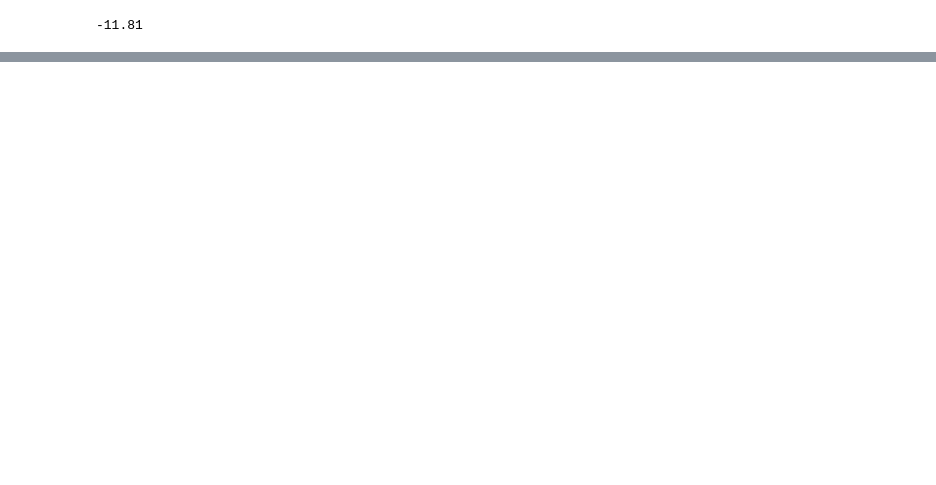
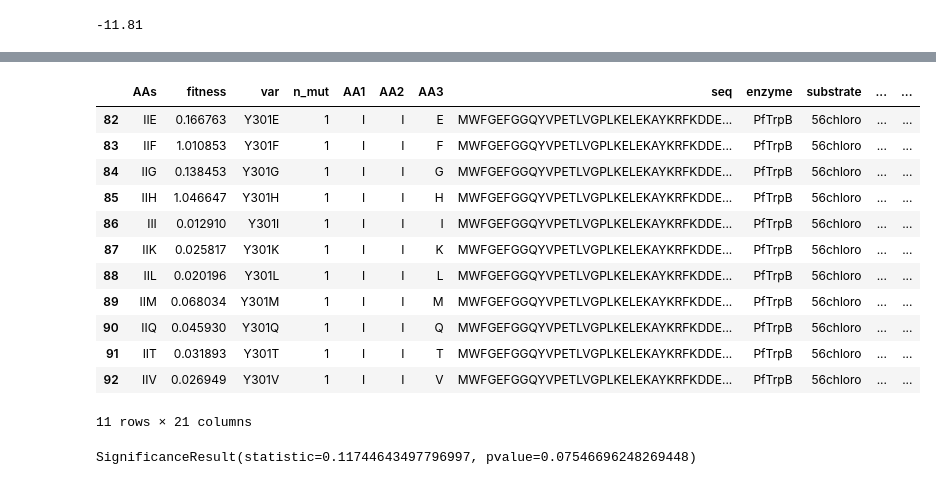
Before and after one commit to fhalab/substrate_aware_zs, a Jupyter notebook: sandbox/test_vina.ipynb, the cells around one changed output, grey strips where cells are left out. Saved outputs shown, nothing was run; the diff lists cells and outputs as text; code cells hidden in the pictures; blank space fills up the shorter version.

```diff
--- a/sandbox/test_vina.ipynb
+++ b/sandbox/test_vina.ipynb
@@ -104,0 +126,23 @@ extract_lowest_energy(file_path="/disk2/fli/REVIVAL2/zs/vina/PfTrpB-4cyano_inact
+# %%
+df_56chloro[df_56chloro["vina"].isna()]
+# %% [output]
+|  | AAs | fitness | var | n_mut | AA1 | AA2 | AA3 | seq | enzyme | substrate | ... | ... |
+| 82 | IIE | 0.166763 | Y301E | 1 | I | I | E | MWFGEFGGQYVPETLVGPLKELEKAYKRFKDDE... | PfTrpB | 56chloro | ... | ... |
+| 83 | IIF | 1.010853 | Y301F | 1 | I | I | F | MWFGEFGGQYVPETLVGPLKELEKAYKRFKDDE... | PfTrpB | 56chloro | ... | ... |
+| 84 | IIG | 0.138453 | Y301G | 1 | I | I | G | MWFGEFGGQYVPETLVGPLKELEKAYKRFKDDE... | PfTrpB | 56chloro | ... | ... |
+| 85 | IIH | 1.046647 | Y301H | 1 | I | I | H | MWFGEFGGQYVPETLVGPLKELEKAYKRFKDDE... | PfTrpB | 56chloro | ... | ... |
+| 86 | III | 0.012910 | Y301I | 1 | I | I | I | MWFGEFGGQYVPETLVGPLKELEKAYKRFKDDE... | PfTrpB | 56chloro | ... | ... |
+| 87 | IIK | 0.025817 | Y301K | 1 | I | I | K | MWFGEFGGQYVPETLVGPLKELEKAYKRFKDDE... | PfTrpB | 56chloro | ... | ... |
+| 88 | IIL | 0.020196 | Y301L | 1 | I | I | L | MWFGEFGGQYVPETLVGPLKELEKAYKRFKDDE... | PfTrpB | 56chloro | ... | ... |
+| 89 | IIM | 0.068034 | Y301M | 1 | I | I | M | MWFGEFGGQYVPETLVGPLKELEKAYKRFKDDE... | PfTrpB | 56chloro | ... | ... |
+| 90 | IIQ | 0.045930 | Y301Q | 1 | I | I | Q | MWFGEFGGQYVPETLVGPLKELEKAYKRFKDDE... | PfTrpB | 56chloro | ... | ... |
+| 91 | IIT | 0.031893 | Y301T | 1 | I | I | T | MWFGEFGGQYVPETLVGPLKELEKAYKRFKDDE... | PfTrpB | 56chloro | ... | ... |
+| 92 | IIV | 0.026949 | Y301V | 1 | I | I | V | MWFGEFGGQYVPETLVGPLKELEKAYKRFKDDE... | PfTrpB | 56chloro | ... | ... |
+11 rows × 21 columns
+# %%
+x = df_56chloro["fitness"].values
+y = df_56chloro["vina"].values
+mask = ~np.isnan(x) & ~np.isnan(y)  # Mask to exclude NaNs in both arrays
+spearmanr(x[mask], y[mask])
+# %% [output]
+SignificanceResult(statistic=0.11744643497796997, pvalue=0.07546696248269448)
```
Also changed, not shown: parts of 6 cells of this notebook, 6 other files.
